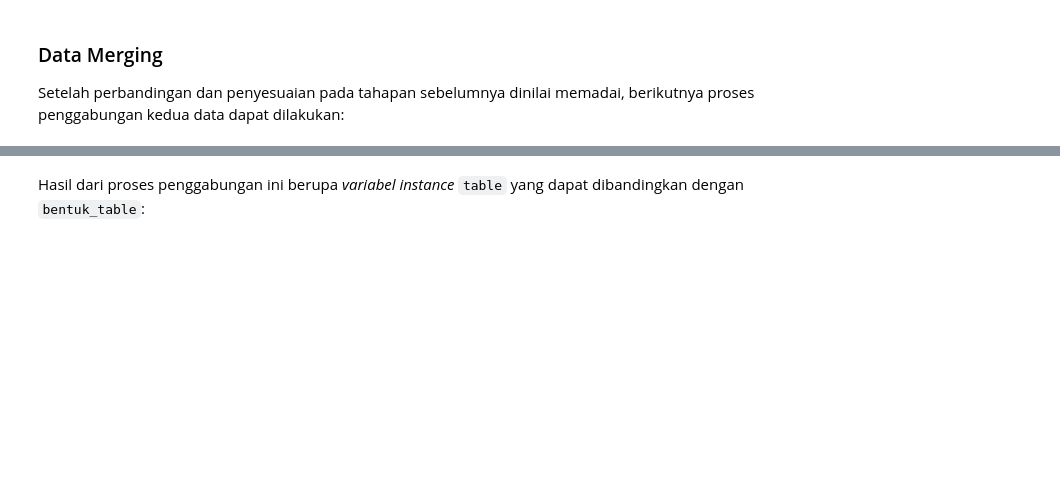
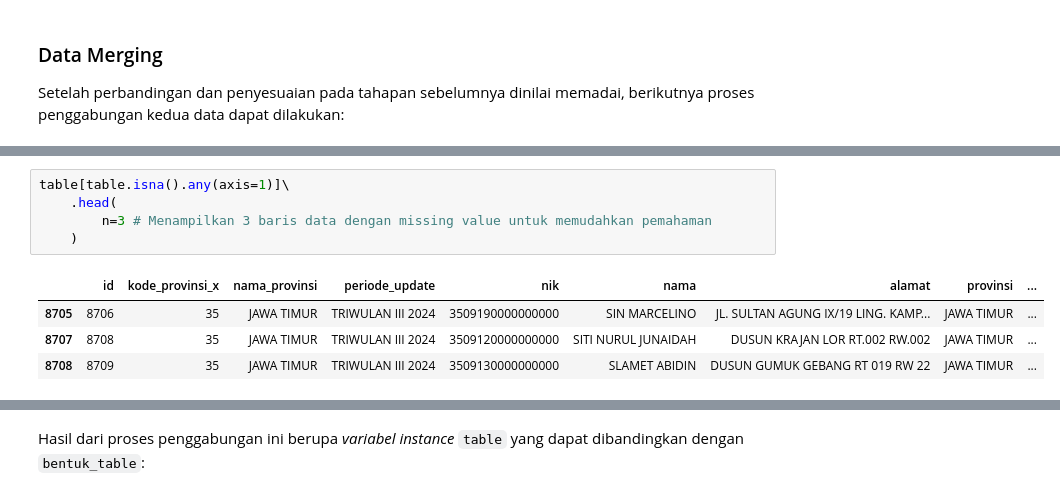
Before and after one commit to garudapaksi-yusuf/SEAL_Data_Scientist_Technical_Test, a Jupyter notebook: notebook/notebook.ipynb, the cells around one changed output, grey strips where cells are left out. Cells and saved outputs as stored; diff of their text form; blank space fills up the shorter version.

```diff
--- a/notebook/notebook.ipynb
+++ b/notebook/notebook.ipynb
@@ -450,0 +581,10 @@ table
+# %%
+table[table.isna().any(axis=1)]\
+    .head(
+        n=3 # Menampilkan 3 baris data dengan missing value untuk memudahkan pemahaman
+    )
+# %% [output]
+|  | id | kode_provinsi_x | nama_provinsi | periode_update | nik | nama | alamat | provinsi | ... |
+| 8705 | 8706 | 35 | JAWA TIMUR | TRIWULAN III 2024 | 3509190000000000 | SIN MARCELINO | JL. SULTAN AGUNG IX/19 LING. KAMP... | JAWA TIMUR | ... |
+| 8707 | 8708 | 35 | JAWA TIMUR | TRIWULAN III 2024 | 3509120000000000 | SITI NURUL JUNAIDAH | DUSUN KRAJAN LOR RT.002 RW.002 | JAWA TIMUR | ... |
+| 8708 | 8709 | 35 | JAWA TIMUR | TRIWULAN III 2024 | 3509130000000000 | SLAMET ABIDIN | DUSUN GUMUK GEBANG RT 019 RW 22 | JAWA TIMUR | ... |
```
Also changed, not shown: parts of 49 cells of this notebook, 1 other file.
